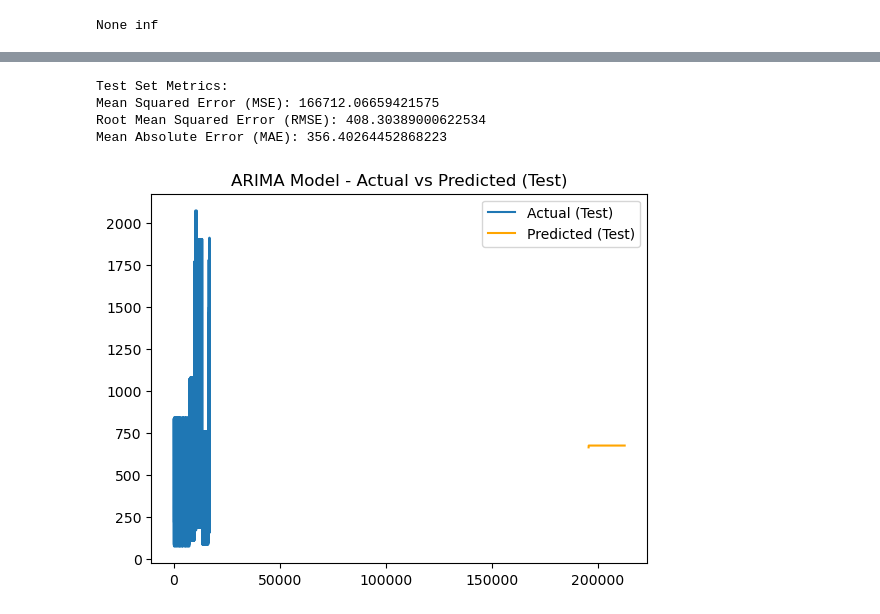
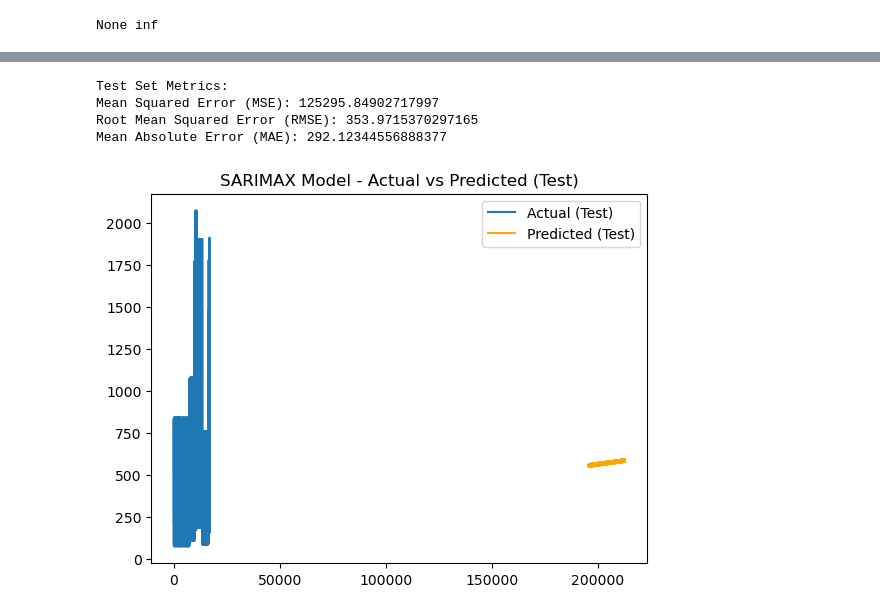
Before and after one commit to FaizalJnu/APRM, a Jupyter notebook: Faiz_ntbk.ipynb, the cells around one changed output, grey strips where cells are left out. Drawn from its saved outputs; the diff is of its cells as text; code cells hidden in the pictures.

```diff
--- a/Faiz_ntbk.ipynb
+++ b/Faiz_ntbk.ipynb
@@ -516,18 +492,26 @@ plt.show()
 # %%
 # Forecast next 3 months
-forecast_steps = 3
-forecast = fit_model.get_forecast(steps=forecast_steps)
+forecast_steps_sarimax = 3
+forecast_sarimax = fit_model_sarimax.get_forecast(steps=forecast_steps_sarimax)
 
 # Access predicted values and confidence intervals
-forecast_values = forecast.predicted_mean
-confidence_intervals = forecast.conf_int()
+forecast_values_sarimax = forecast_sarimax.predicted_mean
+confidence_intervals_sarimax = forecast_sarimax.conf_int()
 
 # Plot forecast
 plt.plot(y_train, label='Actual (Training)')
-plt.plot(predictions_train, label='Predicted (Training)', color='red')
-plt.plot(forecast_values.index, forecast_values, label='Forecast (Next 3 Months)', color='green')
-plt.fill_between(confidence_intervals.index, confidence_intervals.iloc[:, 0], confidence_intervals.iloc[:, 1], color='green', alpha=0.3)
-plt.title('ARIMA Model - Actual, Predicted, and Forecasted Values')
+plt.plot(predictions_train_sarimax, label='Predicted (Training)', color='red')
+plt.plot(forecast_values_sarimax.index, forecast_values_sarimax, label='Forecast (Next 3 Months)', color='green')
+plt.fill_between(confidence_intervals_sarimax.index, confidence_intervals_sarimax.iloc[:, 0], confidence_intervals_sarimax.iloc[:, 1], color='green', alpha=0.3)
+plt.title('SARIMAX Model - Actual, Predicted, and Forecasted Values')
 plt.legend()
 plt.show()
+
+# Make predictions on the test set
+predictions_test_sarimax = fit_model_sarimax.forecast(steps=len(X_test))
+
+# Evaluate the model on the test set
+mse_test_sarimax = mean_squared_error(y_test, predictions_test_sarimax)
+rmse_test_sarimax = np.sqrt(mse_test_sarimax)
+mae_test_sarimax = mean_absolute_error(y_test, predictions_test_sarimax)
 # %% [output]
@@ -535,26 +519,18 @@ plt.show()
 # %%
-# Make predictions on the test set
-predictions_test = fit_model.forecast(steps=len(X_test))
-
-# Evaluate the model on the test set
-mse_test = mean_squared_error(y_test, predictions_test)
-rmse_test = np.sqrt(mse_test)
-mae_test = mean_absolute_error(y_test, predictions_test)
-
 print(f"Test Set Metrics:")
-print(f"Mean Squared Error (MSE): {mse_test}")
-print(f"Root Mean Squared Error (RMSE): {rmse_test}")
-print(f"Mean Absolute Error (MAE): {mae_test}")
+print(f"Mean Squared Error (MSE): {mse_test_sarimax}")
+print(f"Root Mean Squared Error (RMSE): {rmse_test_sarimax}")
+print(f"Mean Absolute Error (MAE): {mae_test_sarimax}")
 
 # Plot actual vs predicted values for the test set
 plt.plot(y_test, label='Actual (Test)')
-plt.plot(predictions_test, label='Predicted (Test)', color='orange')
-plt.title('ARIMA Model - Actual vs Predicted (Test)')
+plt.plot(predictions_test_sarimax, label='Predicted (Test)', color='orange')
+plt.title('SARIMAX Model - Actual vs Predicted (Test)')
 plt.legend()
 plt.show()
 # %% [output]
 Test Set Metrics:
-Mean Squared Error (MSE): 166712.06659421575
-Root Mean Squared Error (RMSE): 408.30389000622534
-Mean Absolute Error (MAE): 356.40264452868223
+Mean Squared Error (MSE): 125295.84902717997
+Root Mean Squared Error (RMSE): 353.9715370297165
+Mean Absolute Error (MAE): 292.12344556888377
-[figure, old version]
+[figure, new version]
```
Also changed, not shown: parts of 7 cells of this notebook, 1 other file.
